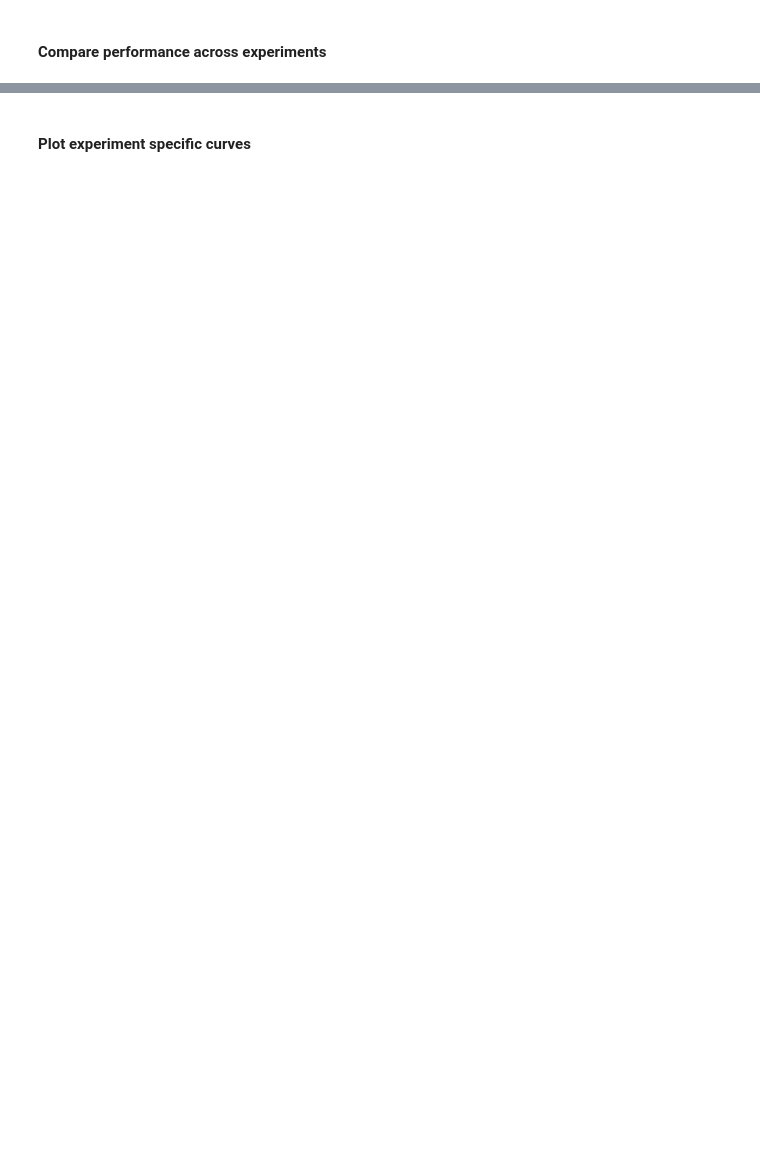
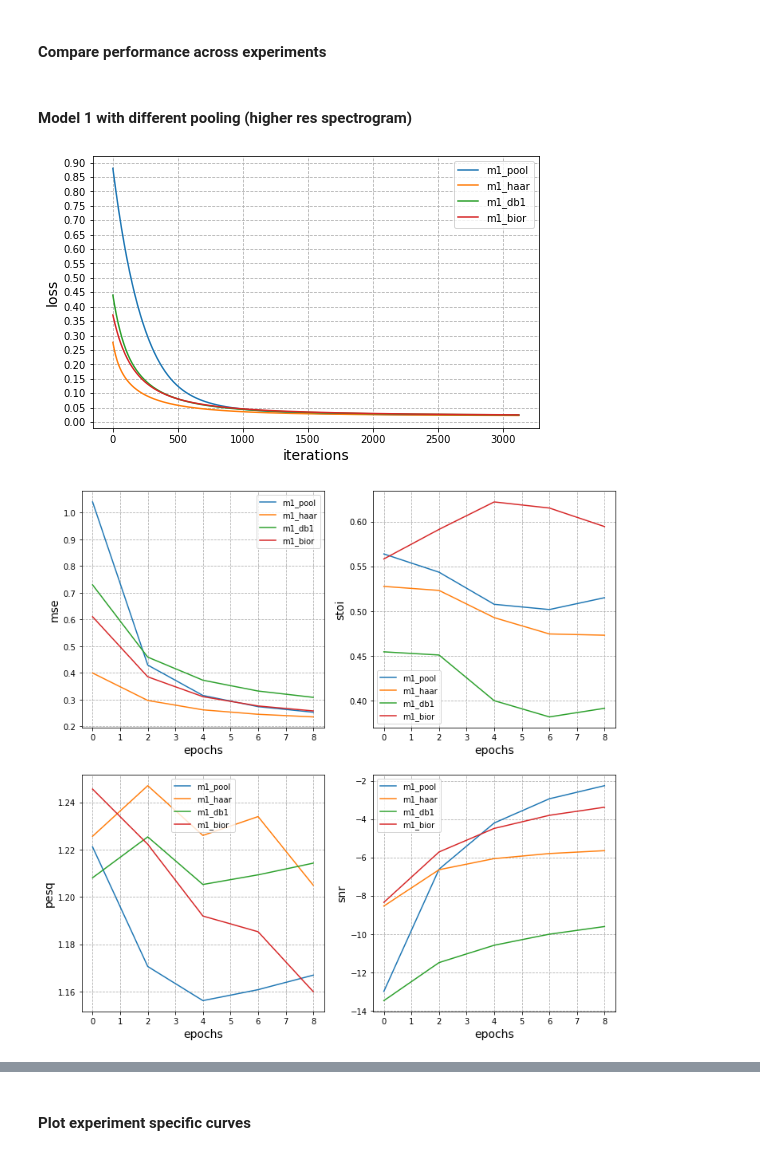
Before and after one commit to pk1996/ECE251C, a Jupyter notebook: plot_curves.ipynb, the cells around one changed output, grey strips where cells are left out. Cells and saved outputs as stored; diff of their text form; code cells hidden in the pictures; blank space fills up the shorter version.

```diff
--- a/plot_curves.ipynb
+++ b/plot_curves.ipynb
@@ -50,0 +59,9 @@ def plot_val_multiple(exp_list):
+# %% [markdown]
+#### Model 1 with different pooling (higher res spectrogram)
+# %%
+exp_list = ['m1_pool', 'm1_haar' ,'m1_db1','m1_bior']
+plot_loss_multiple(exp_list, 'experiments', save_name = 'm1_loss')
+plot_val_multiple(exp_list, 'experiments', save_name = 'm1_eval')
+# %% [output]
+[figure, added]
+[figure, added]
```
Also changed, not shown: parts of 25 cells of this notebook, 25 other files.
